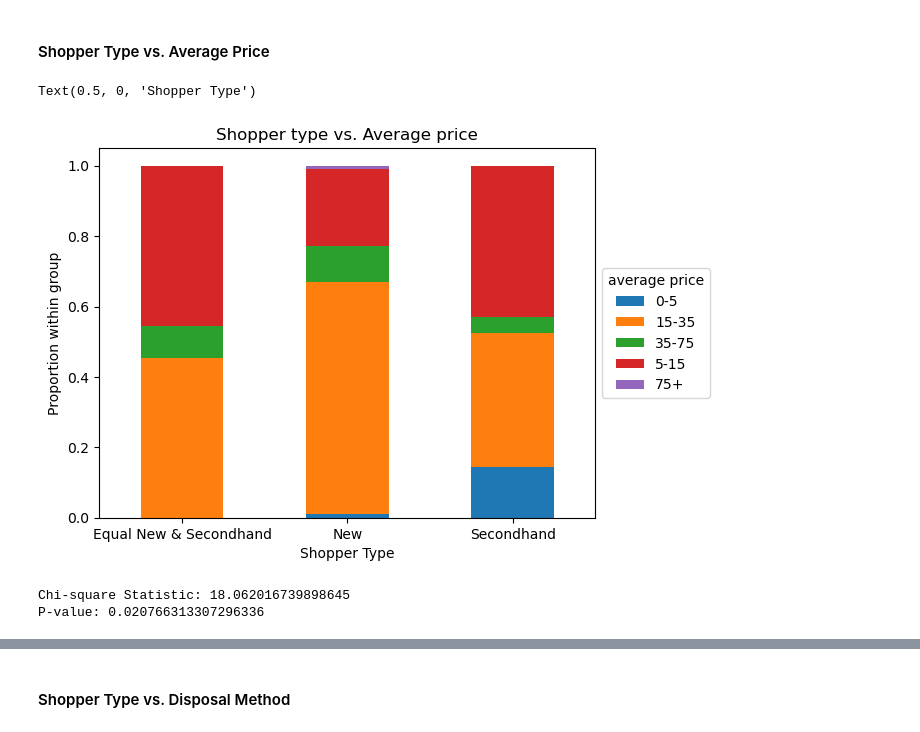
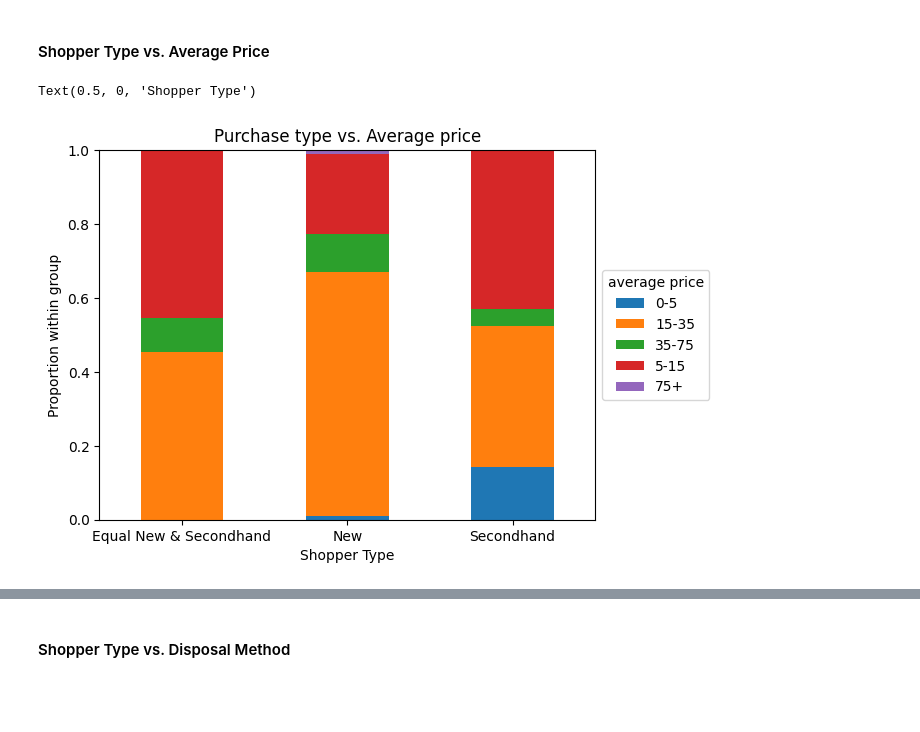
Before and after one commit to COGS108/Group018_WI26, a Jupyter notebook: 02-EDACheckpoint.ipynb, the cells around one changed output, grey strips where cells are left out. Cells and saved outputs as stored; diff of their text form; code cells hidden in the pictures; blank space fills up the shorter version.

```diff
--- a/02-EDACheckpoint.ipynb
+++ b/02-EDACheckpoint.ipynb
@@ -316,3 +249,0 @@ def categorize_major(input_major):
-# %%
-# Apply categorization method to df
-df['category'] = df['major'].apply(categorize_major)
@@ -526,42 +250,32 @@ Overall, this EDA helps to assess if our survey was representative of the genera
 # %% [markdown]
 #### Shopper Type vs. Average Price
 # %%
-# Shopper type vs. Average price
+# mapping the new vs secondhand responses to have shorter labels
+#Purchase type vs. Average price
 new_vs_secondhand_map = {
    'Almost always new': 'New',
    'Mostly new, some secondhand': 'New',
    'About equal new and secondhand': 'Equal New & Secondhand',
    'Mostly secondhand, some new': 'Secondhand',
    'Almost always secondhand': 'Secondhand'
 }
 
 df['new_vs_secondhand'] = df['new_vs_secondhand'].map(new_vs_secondhand_map)
 
-# Group by purchase type and disposal method, count  number of responses,  reshape for plotting
+# Group by purchase type and disposal method, count the number of responses, and reshape for plotting
 plot_df = df.groupby(['new_vs_secondhand', 'avg_price']).size().unstack('avg_price').fillna(0)
 
 # Normalize by shopper type to get proportion of shopper groups that use each disposal method
 sub_df = plot_df.div(plot_df.sum(axis=1), axis=0)
 
+# Generate plot
 ax = sub_df.plot(kind='bar', stacked=True, rot=0,
-                 title='Shopper type vs. Average price')
+                 title='Purchase type vs. Average price')
 
+# Customize plot labels
 ax.legend(title='average price', loc='center left', bbox_to_anchor=(1.0, 0.5))
 ax.set_ylabel("Proportion within group")
 ax.set_xlabel("Shopper Type")
 # %% [output]
 Text(0.5, 0, 'Shopper Type')
-[figure, old version]
+[figure, new version]
-# %%
-from scipy.stats import chi2_contingency
-
-# Create contingency table (counts)
-ct = df.groupby(['new_vs_secondhand', 'avg_price']).size().unstack('avg_price').fillna(0)
-
-chi2, p, dof, expected = chi2_contingency(ct)
-
-print("Chi-square Statistic:", chi2)
-print("P-value:", p)
-# %% [output]
-Chi-square Statistic: 18.062016739898645
-P-value: 0.020766313307296336
```
Also changed, not shown: parts of 37 cells of this notebook.
